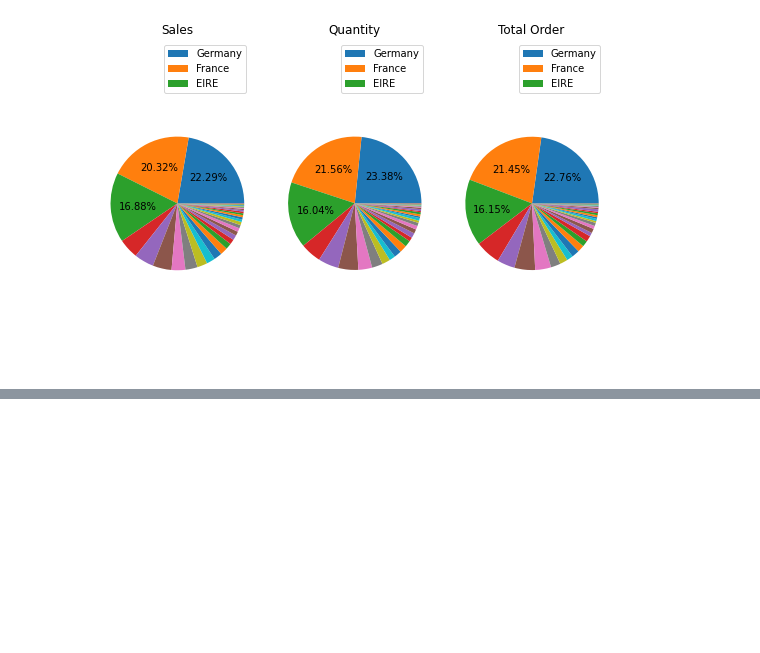
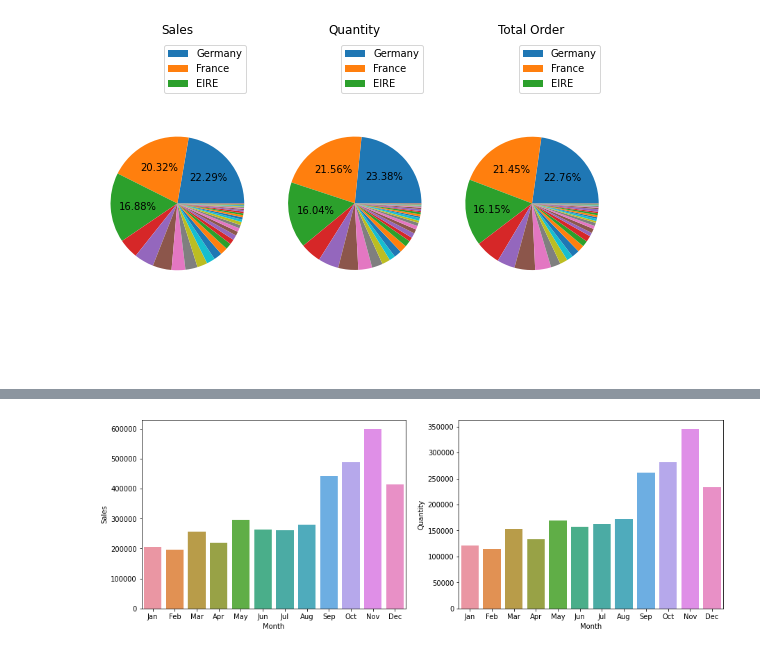
Before and after one commit to wahyunh10/Project-Online-Retail-Dataset, a Jupyter notebook: Online_Retail_Dataset.ipynb, the cells around one changed output, grey strips where cells are left out. Cells and saved outputs as stored; diff of their text form; code cells hidden in the pictures; blank space fills up the shorter version.

```diff
--- a/Online_Retail_Dataset.ipynb
+++ b/Online_Retail_Dataset.ipynb
@@ -309,0 +372,12 @@ plt.show()
+# %%
+Monthly_Sales = new_df.groupby(['Month']).agg({'Sales':'sum', 'Quantity':'sum'})
+months_ordered = ['Jan', 'Feb', 'Mar', 'Apr', 'May', 'Jun', 'Jul', 'Aug', 'Sep', 'Oct', 'Nov', 'Dec']
+Monthly_Sales = Monthly_Sales.reindex(months_ordered)
+fig, axes = plt.subplots(1,2,figsize=(15,5))
+sns.barplot(x=Monthly_Sales.index, y='Sales', data = Monthly_Sales,
+            label="Sales", ax=axes[0])
+sns.barplot(x=Monthly_Sales.index, y='Quantity', data = Monthly_Sales,
+            label="Quantity", ax=axes[1])
+plt.show()
+# %% [output]
+[figure, added]
```
Also changed, not shown: parts of 16 cells of this notebook.
